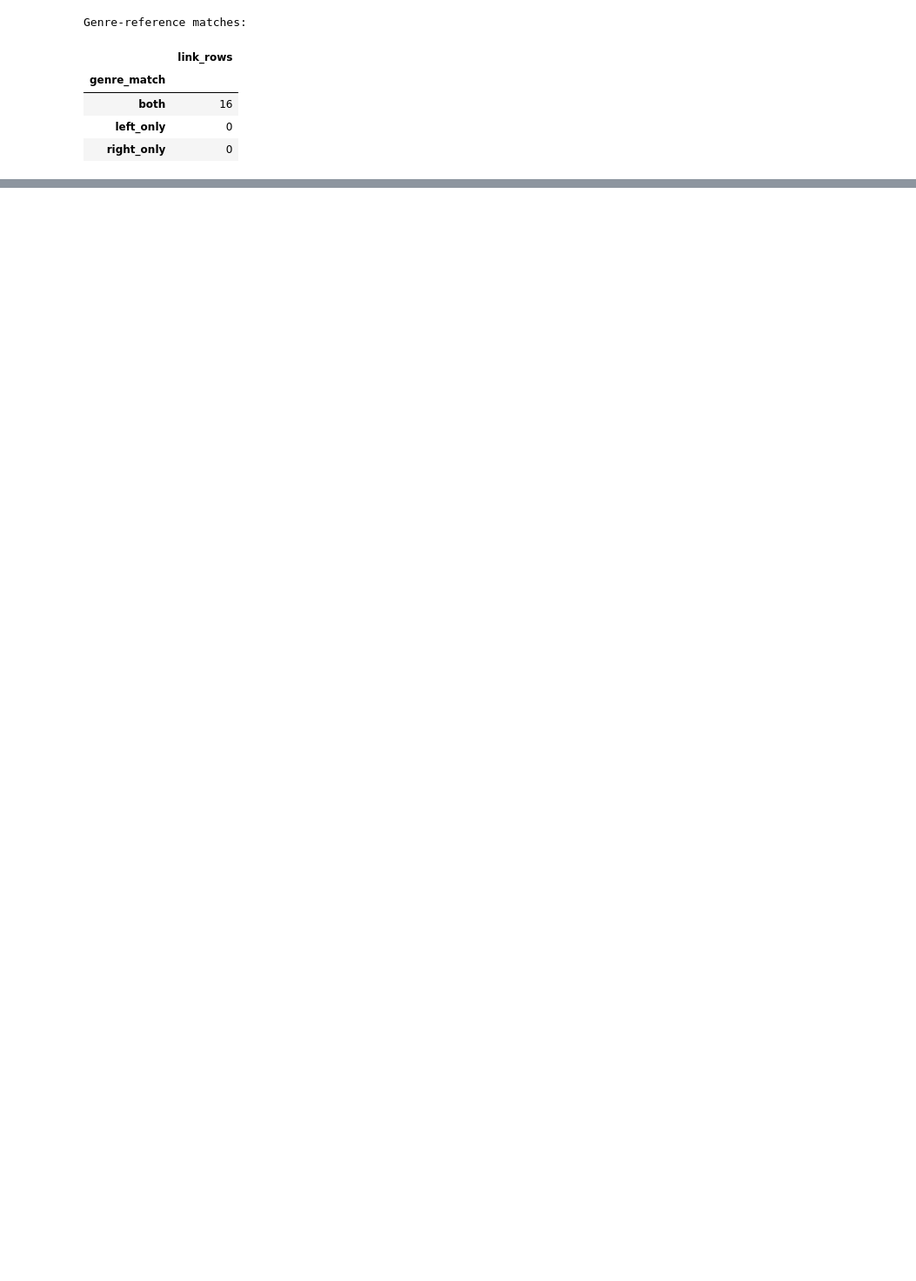
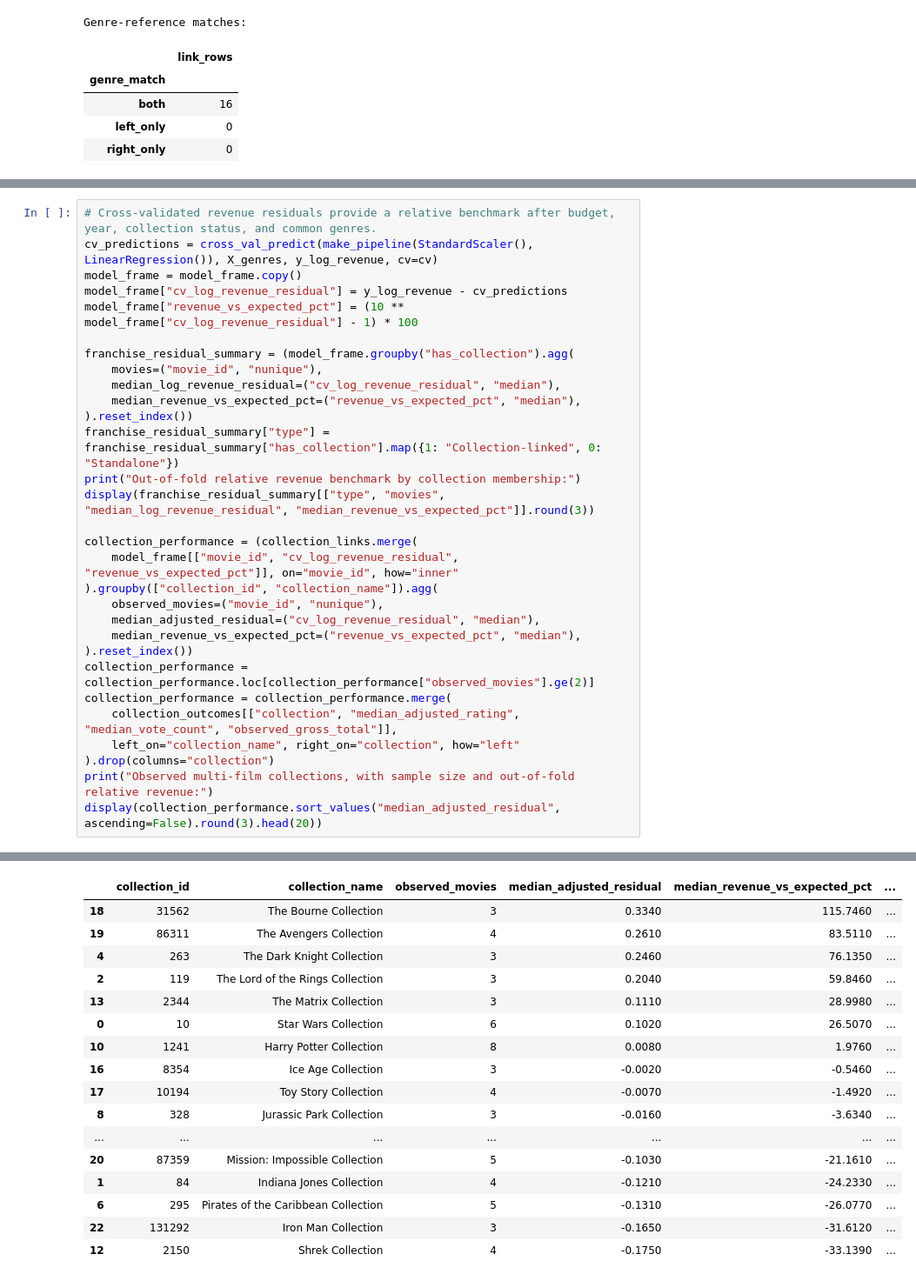
Before and after one commit to ishola-amalitech/streamvault, a Jupyter notebook: notebooks/03_eda_movie_data.ipynb, the cells around one changed output, grey strips where cells are left out. Shown at 87% size. Cells and saved outputs as stored; diff of their text form; blank space fills up the shorter version.

```diff
--- a/notebooks/03_eda_movie_data.ipynb
+++ b/notebooks/03_eda_movie_data.ipynb
@@ -1144,0 +1508,31 @@ Genre-reference matches:
+# %%
+# Cross-validated revenue residuals provide a relative benchmark after budget, year, collection status, and common genres.
+cv_predictions = cross_val_predict(make_pipeline(StandardScaler(), LinearRegression()), X_genres, y_log_revenue, cv=cv)
+model_frame = model_frame.copy()
+model_frame["cv_log_revenue_residual"] = y_log_revenue - cv_predictions
+model_frame["revenue_vs_expected_pct"] = (10 ** model_frame["cv_log_revenue_residual"] - 1) * 100
+
+franchise_residual_summary = (model_frame.groupby("has_collection").agg(
+    movies=("movie_id", "nunique"),
+    median_log_revenue_residual=("cv_log_revenue_residual", "median"),
+    median_revenue_vs_expected_pct=("revenue_vs_expected_pct", "median"),
+).reset_index())
+franchise_residual_summary["type"] = franchise_residual_summary["has_collection"].map({1: "Collection-linked", 0: "Standalone"})
+print("Out-of-fold relative revenue benchmark by collection membership:")
+display(franchise_residual_summary[["type", "movies", "median_log_revenue_residual", "median_revenue_vs_expected_pct"]].round(3))
+
+collection_performance = (collection_links.merge(
+    model_frame[["movie_id", "cv_log_revenue_residual", "revenue_vs_expected_pct"]], on="movie_id", how="inner"
+).groupby(["collection_id", "collection_name"]).agg(
+    observed_movies=("movie_id", "nunique"),
+    median_adjusted_residual=("cv_log_revenue_residual", "median"),
+    median_revenue_vs_expected_pct=("revenue_vs_expected_pct", "median"),
+).reset_index())
+collection_performance = collection_performance.loc[collection_performance["observed_movies"].ge(2)]
+collection_performance = collection_performance.merge(
+    collection_outcomes[["collection", "median_adjusted_rating", "median_vote_count", "observed_gross_total"]],
+    left_on="collection_name", right_on="collection", how="left"
+).drop(columns="collection")
+print("Observed multi-film collections, with sample size and out-of-fold relative revenue:")
+display(collection_performance.sort_values("median_adjusted_residual", ascending=False).round(3).head(20))
+# %% [output]
@@ -1144,0 +1544,17 @@ Genre-reference matches:
+|  | collection_id | collection_name | observed_movies | median_adjusted_residual | median_revenue_vs_expected_pct | ... |
+| 18 | 31562 | The Bourne Collection | 3 | 0.3340 | 115.7460 | ... |
+| 19 | 86311 | The Avengers Collection | 4 | 0.2610 | 83.5110 | ... |
+| 4 | 263 | The Dark Knight Collection | 3 | 0.2460 | 76.1350 | ... |
+| 2 | 119 | The Lord of the Rings Collection | 3 | 0.2040 | 59.8460 | ... |
+| 13 | 2344 | The Matrix Collection | 3 | 0.1110 | 28.9980 | ... |
+| 0 | 10 | Star Wars Collection | 6 | 0.1020 | 26.5070 | ... |
+| 10 | 1241 | Harry Potter Collection | 8 | 0.0080 | 1.9760 | ... |
+| 16 | 8354 | Ice Age Collection | 3 | -0.0020 | -0.5460 | ... |
+| 17 | 10194 | Toy Story Collection | 4 | -0.0070 | -1.4920 | ... |
+| 8 | 328 | Jurassic Park Collection | 3 | -0.0160 | -3.6340 | ... |
+| ... | ... | ... | ... | ... | ... | ... |
+| 20 | 87359 | Mission: Impossible Collection | 5 | -0.1030 | -21.1610 | ... |
+| 1 | 84 | Indiana Jones Collection | 4 | -0.1210 | -24.2330 | ... |
+| 6 | 295 | Pirates of the Caribbean Collection | 5 | -0.1310 | -26.0770 | ... |
+| 22 | 131292 | Iron Man Collection | 3 | -0.1650 | -31.6120 | ... |
+| 12 | 2150 | Shrek Collection | 4 | -0.1750 | -33.1390 | ... |
```
Also changed, not shown: parts of 15 cells of this notebook, 2 other files.
